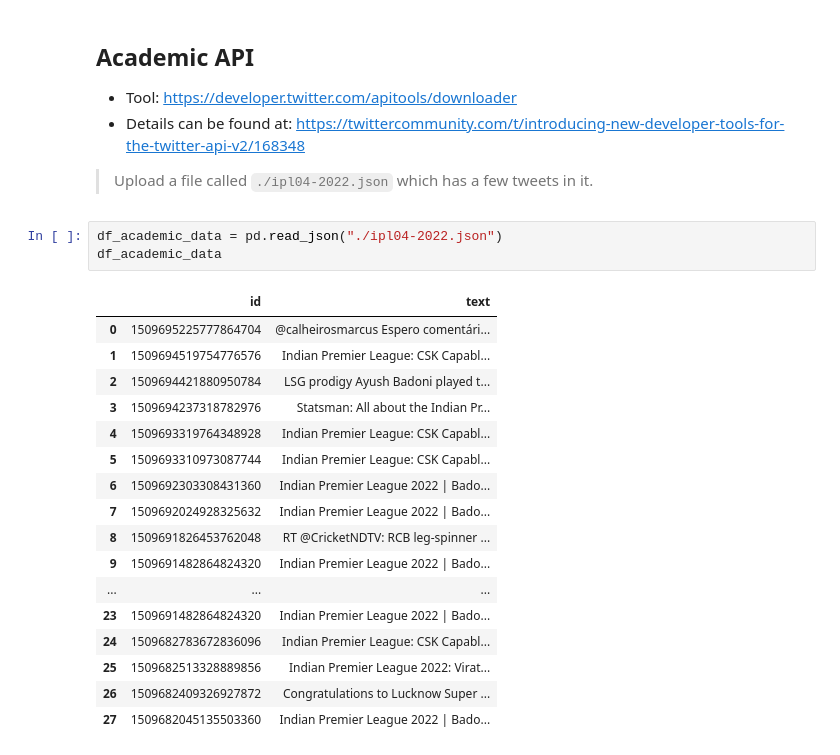
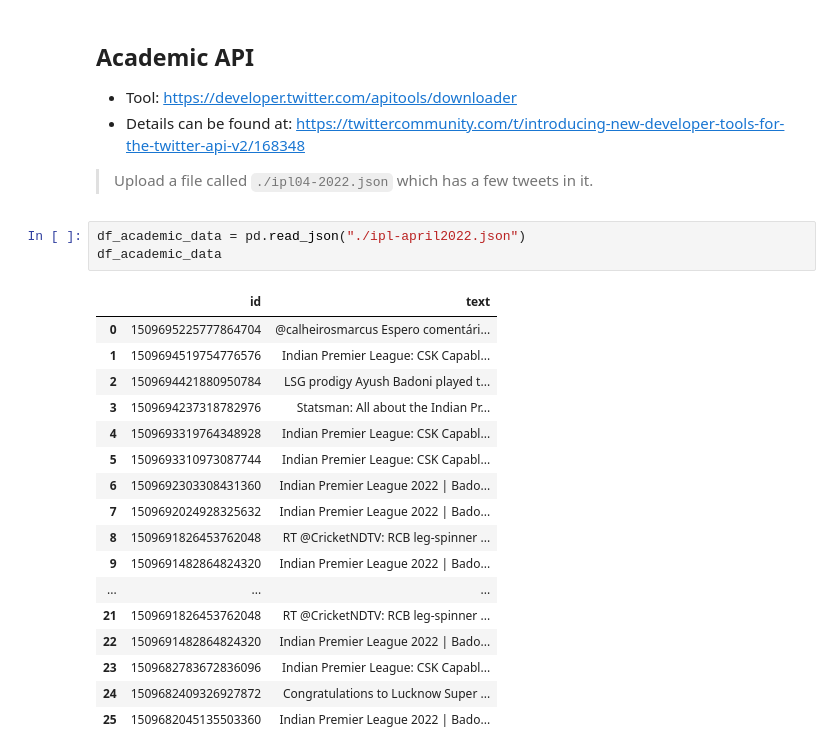
Before and after one commit to socialmediaie/tutorials, a Jupyter notebook: docs/LREC2022/LREC_2022_Tutorial_SocialMediaIE.ipynb, the cells around one changed output. Cells and saved outputs as stored; diff of their text form.

```diff
--- a/docs/LREC2022/LREC_2022_Tutorial_SocialMediaIE.ipynb
+++ b/docs/LREC2022/LREC_2022_Tutorial_SocialMediaIE.ipynb
@@ -1259,23 +1235,23 @@ df_hydrated_tweets
 
 > Upload a file called `./ipl04-2022.json` which has a few tweets in it.
 # %%
-df_academic_data = pd.read_json("./ipl04-2022.json")
+df_academic_data = pd.read_json("./ipl-april2022.json")
 df_academic_data
 # %% [output]
 |  | id | text |
 | 0 | 1509695225777864704 | @calheirosmarcus Espero comentári... |
 | 1 | 1509694519754776576 | Indian Premier League: CSK Capabl... |
 | 2 | 1509694421880950784 | LSG prodigy Ayush Badoni played t... |
 | 3 | 1509694237318782976 | Statsman: All about the Indian Pr... |
 | 4 | 1509693319764348928 | Indian Premier League: CSK Capabl... |
 | 5 | 1509693310973087744 | Indian Premier League: CSK Capabl... |
 | 6 | 1509692303308431360 | Indian Premier League 2022 | Bado... |
 | 7 | 1509692024928325632 | Indian Premier League 2022 | Bado... |
 | 8 | 1509691826453762048 | RT @CricketNDTV: RCB leg-spinner ... |
 | 9 | 1509691482864824320 | Indian Premier League 2022 | Bado... |
 | ... | ... | ... |
-| 23 | 1509691482864824320 | Indian Premier League 2022 | Bado... |
-| 24 | 1509682783672836096 | Indian Premier League: CSK Capabl... |
-| 25 | 1509682513328889856 | Indian Premier League 2022: Virat... |
-| 26 | 1509682409326927872 | Congratulations to Lucknow Super ... |
-| 27 | 1509682045135503360 | Indian Premier League 2022 | Bado... |
+| 21 | 1509691826453762048 | RT @CricketNDTV: RCB leg-spinner ... |
+| 22 | 1509691482864824320 | Indian Premier League 2022 | Bado... |
+| 23 | 1509682783672836096 | Indian Premier League: CSK Capabl... |
+| 24 | 1509682409326927872 | Congratulations to Lucknow Super ... |
+| 25 | 1509682045135503360 | Indian Premier League 2022 | Bado... |
```
Also changed, not shown: parts of 12 cells of this notebook.
